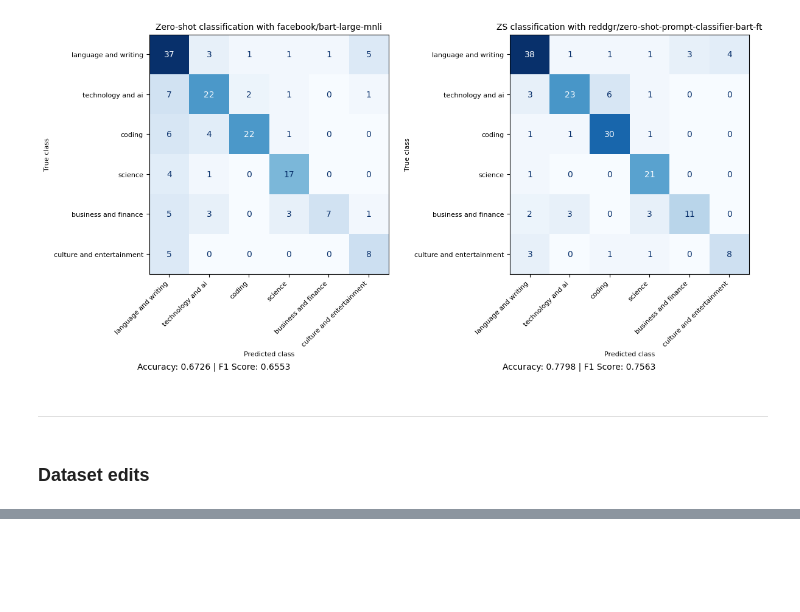
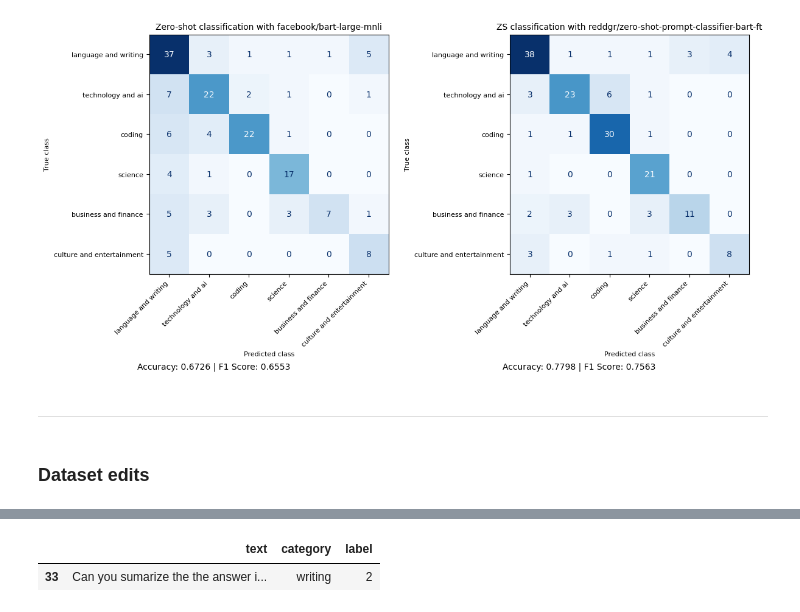
Before and after one commit to reddgr/zero-shot-text-classification, a Jupyter notebook: 02-zero-shot-prompt-classifier-tests.ipynb, the cells around one changed output, grey strips where cells are left out. Cells and saved outputs as stored; diff of their text form; code cells hidden in the pictures; blank space fills up the shorter version.

Commit message:
adjusting test split

```diff
--- a/02-zero-shot-prompt-classifier-tests.ipynb
+++ b/02-zero-shot-prompt-classifier-tests.ipynb
@@ -339 +352,7 @@ Labels:  {'contradiction': 0, 'neutral': 1, 'entailment': 2}
+# %%
+text = "sumarize the the answer in a couple"
+test_dataset_df[test_dataset_df['text'].str.contains(text)]
+# %% [output]
+|  | text | category | label |
+| 33 | Can you sumarize the the answer i... | writing | 2 |
 # %%
```
Also changed, not shown: parts of 7 cells of this notebook, 2 other files.
